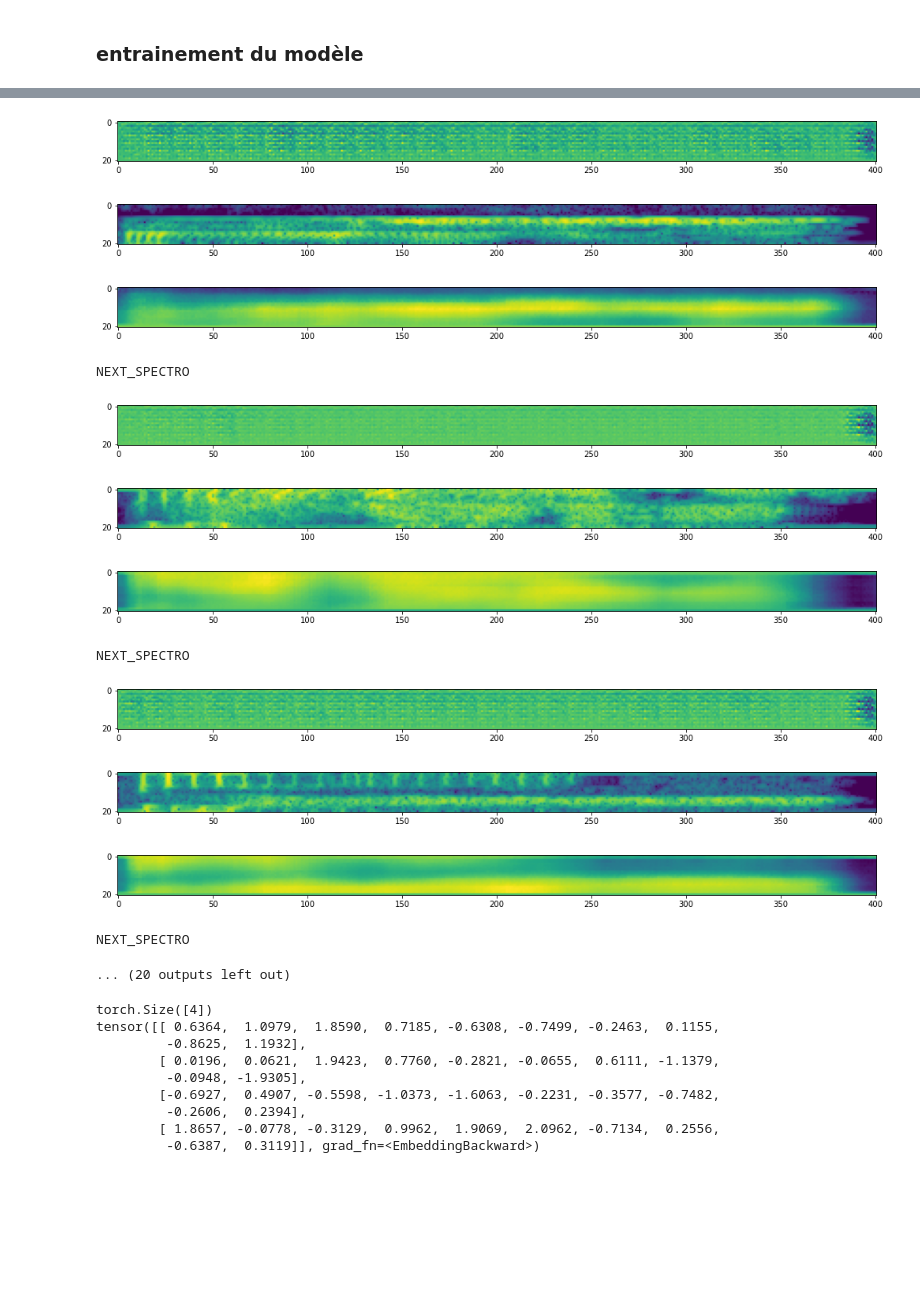
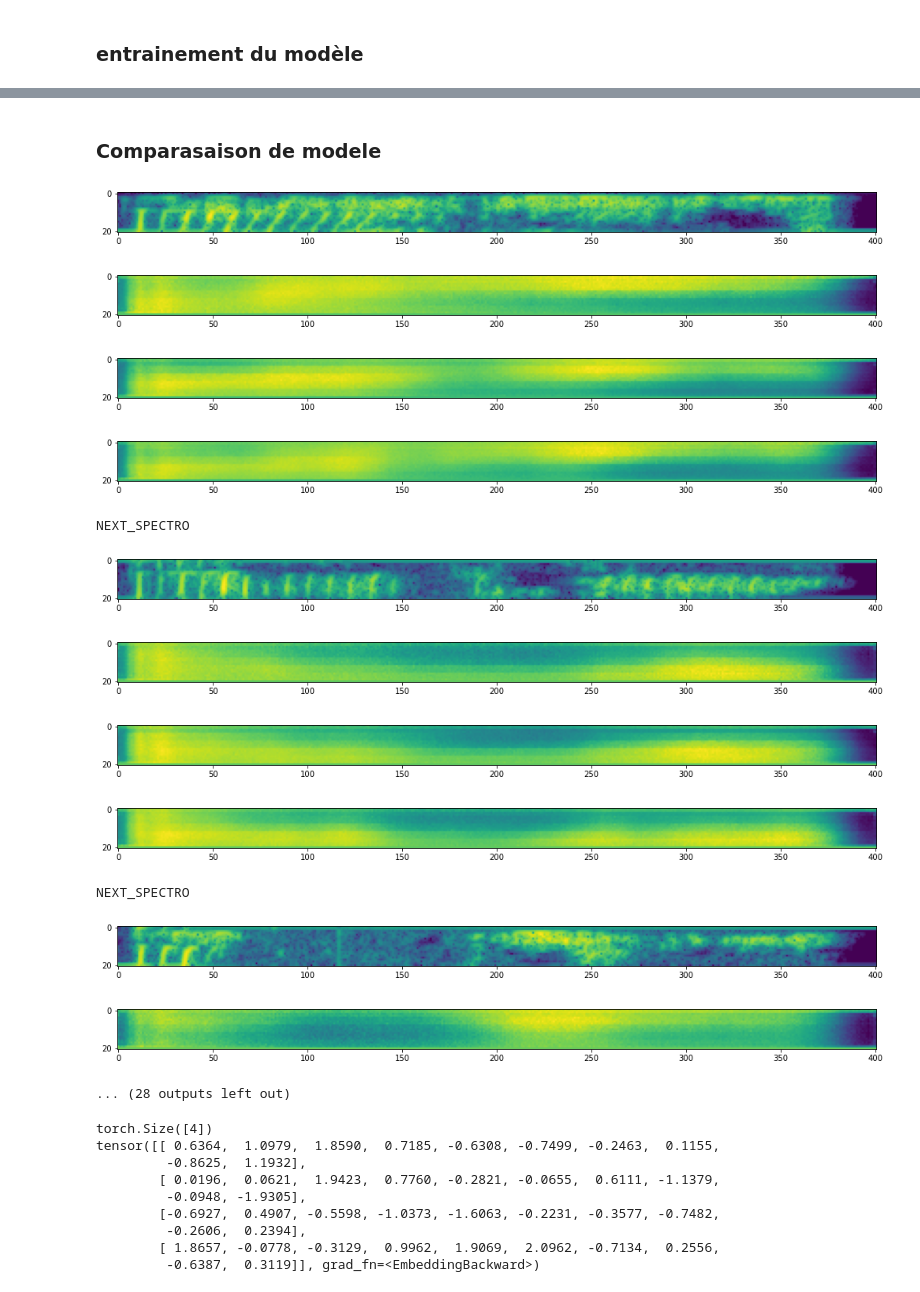
Before and after one commit to Neuropensource/voiceVAE, a Jupyter notebook: voiceVAE.ipynb, the cells around one changed output, grey strips where cells are left out. Drawn from its saved outputs; the diff is of its cells as text; code cells hidden in the pictures; blank space fills up the shorter version.

```diff
--- a/voiceVAE.ipynb
+++ b/voiceVAE.ipynb
@@ -89,7 +90,7 @@ implib.reload(dwl)
 # %% [markdown]
 ### on créé le bon dataloader
 # %%
-test_wav = np.load("TrainValTest/testSet.npy")
+test_wav = make_path("../Data/charly/spectrograms_win800_fra200_rFalse_nfft800_nmelsNone_amptodbTrue/")
 labFile = dwl.get_labels('../Data/charly/labels.xlsx')
 # %%
 torch.manual_seed(123)
@@ -121,3 +126,10 @@ print(len(spectros))
 # #validation_path = partial_wav, test_locuteurs  #TODO créer la fonction qui permet de récupérer les locuteurs
 # %% [markdown]
 ### initialisation modele
+# %%
+model1 = cVAE.conditionalVAE(encoder= CNNenc.vanillaEncoder(64),
+                            bottleneck= BN.VariationalBottleneck(64),
+                            reconstructor= CNNdec.conditionalDecoder(64,0),  #ydim
+                            beta=0)
+state_dic = torch.load('/home/hippo/Documents/voiceVAE/modelsParam/cVAE/cVAEep1zdim64ydim0.pth')
+model1.load_state_dict(state_dic)
@@ -124,7 +138,7 @@ print(len(spectros))
 # %%
-model = cVAE.conditionalVAE(encoder= CNNenc.vanillaEncoder(64),
+model2 = cVAE.conditionalVAE(encoder= CNNenc.vanillaEncoder(64),
                             bottleneck= BN.VariationalBottleneck(64),
-                            reconstructor= CNNdec.conditionalDecoder(64,10),  #ydim
+                            reconstructor= CNNdec.conditionalDecoder(64,ydim= 10),  #ydim
                             beta=0)
-# state_dic = torch.load("modelsParam/AE1D/ep5AE1D.pth")
-# model.load_state_dict(state_dic)
+state_dic = torch.load('/home/hippo/Documents/voiceVAE/modelsParam/cVAE/cVAEep1zdim64ydim10.pth')
+model2.load_state_dict(state_dic)
@@ -130,0 +147,7 @@ model = cVAE.conditionalVAE(encoder= CNNenc.vanillaEncoder(64),
+# %%
+model3 = cVAE.conditionalVAE(encoder= CNNenc.vanillaEncoder(64),
+                            bottleneck= BN.VariationalBottleneck(64),
+                            reconstructor= CNNdec.conditionalDecoder(64,ydim= 100),  #ydim
+                            beta=0)
+state_dic = torch.load('/home/hippo/Documents/voiceVAE/modelsParam/cVAE/cVAEep1zdim64ydim100.pth')
+model3.load_state_dict(state_dic)
@@ -225,0 +231,2 @@ outputs1 = copy(outputs)
+# %% [markdown]
+### Comparasaison de modele
@@ -226,41 +237,47 @@ outputs1 = copy(outputs)
 # %%
 # on teste les resultats
 batch = next(iter(valid_loader))
-results = model(batch[0],batch[1])
-recon = results['logits']
+recon1 = model1(batch[0],batch[1])['logits']
+recon2 = model2(batch[0],batch[1])['logits']
+recon3 = model3(batch[0],batch[1])['logits']
 
-trecon = recon.transpose(2,3)
+recon1.transpose_(2,3)
+recon2.transpose_(2,3)
+recon3.transpose_(2,3)
 tbatch = batch[0].transpose(2,3)
 
 import matplotlib.pyplot as plt
 #affichage des reocnstruction et des spectros originaux
 plt.rcParams['figure.figsize'] = [100, 50]
 for i in range(8):
     plt.subplot(2,5,i+1)
-    plt.imshow(trecon[i][0].detach().numpy())
-    plt.show()
-    plt.subplot(2,5,i+1)
     plt.imshow(tbatch[i][0].detach().numpy())
     plt.show()
     plt.subplot(2,5,i+1)
-    plt.imshow(trecon1[i][0].detach().numpy())
+    plt.imshow(recon1[i][0].detach().numpy())
+    plt.show()
+    plt.subplot(2,5,i+1)
+    plt.imshow(recon2[i][0].detach().numpy())
+    plt.show()
+    plt.subplot(2,5,i+1)
+    plt.imshow(recon3[i][0].detach().numpy())
     plt.show()
     #plt.imshow(trecon[i][0].detach().numpy()-tbatch[i][0].detach().numpy())
     print('NEXT_SPECTRO')
 # %% [output]
-[figure, old version]
+[figure, new version]
-[figure, old version]
+[figure, new version]
-[figure, old version]
+[figure, new version]
+[figure, new version]
 NEXT_SPECTRO
-[figure, old version]
-[figure, old version]
+[figure, new version]
-[figure, old version]
+[figure, new version]
-NEXT_SPECTRO
-[figure, old version]
+[figure, new version]
-[figure, old version]
+[figure, new version]
+NEXT_SPECTRO
-[figure, old version]
+[figure, new version]
+[figure, added]
-NEXT_SPECTRO
+... (28 outputs left out)
-... (20 outputs left out)
 # %%
 # on test la classe nn.Embedding
 embedding = nn.Embedding(163, 10)
```
Also changed, not shown: parts of 10 cells of this notebook, 2 other files.
